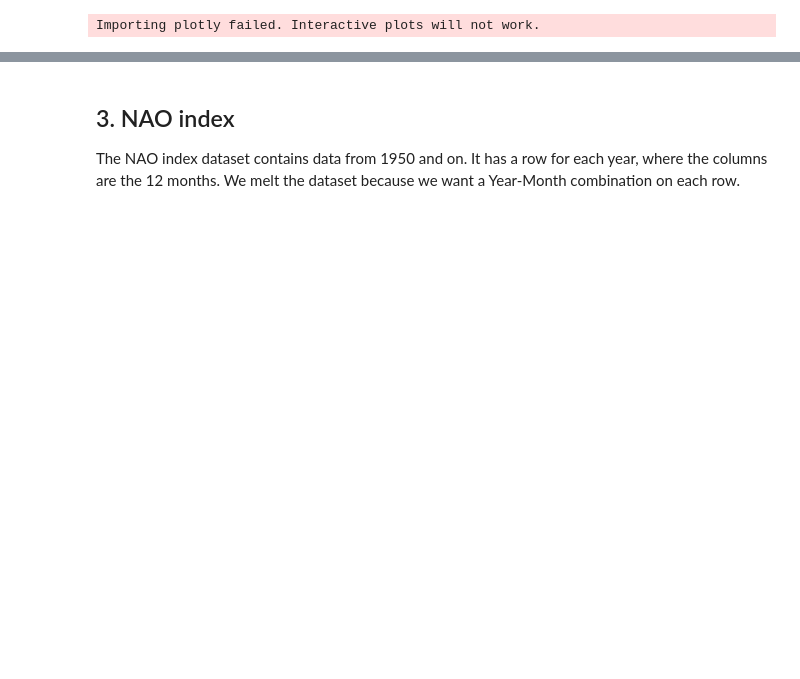
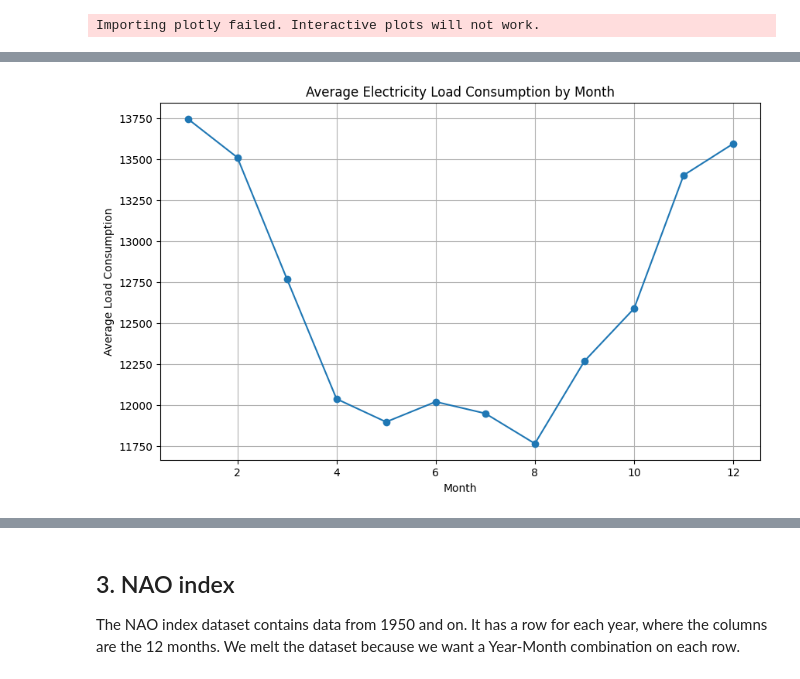
Before and after one commit to Carlos1971Salud/Hybrid-Forecasting-for-Sustainable-Electricity-Demand-in-The-Netherlands-Using-SARIMAX-SARIMAX-LSTM, a Jupyter notebook: EDA.ipynb, the cells around one changed output, grey strips where cells are left out. Cells and saved outputs as stored; diff of their text form; code cells hidden in the pictures; blank space fills up the shorter version.

```diff
--- a/EDA.ipynb
+++ b/EDA.ipynb
@@ -57,0 +125,15 @@ Normality of the data
+# %%
+# Monthly patterns by extracting the month
+data['Month'] = data['datetime'].dt.month
+monthly_data = data.groupby('Month')['loadConsumption'].mean()
+
+# Plot monthly trends
+plt.figure(figsize=(10, 6))
+plt.plot(monthly_data.index, monthly_data.values, marker='o')
+plt.title("Average Electricity Load Consumption by Month")
+plt.xlabel("Month")
+plt.ylabel("Average Load Consumption")
+plt.grid()
+plt.show()
+# %% [output]
+[figure, added]
```
Also changed, not shown: parts of 198 cells of this notebook, 17 other files.
